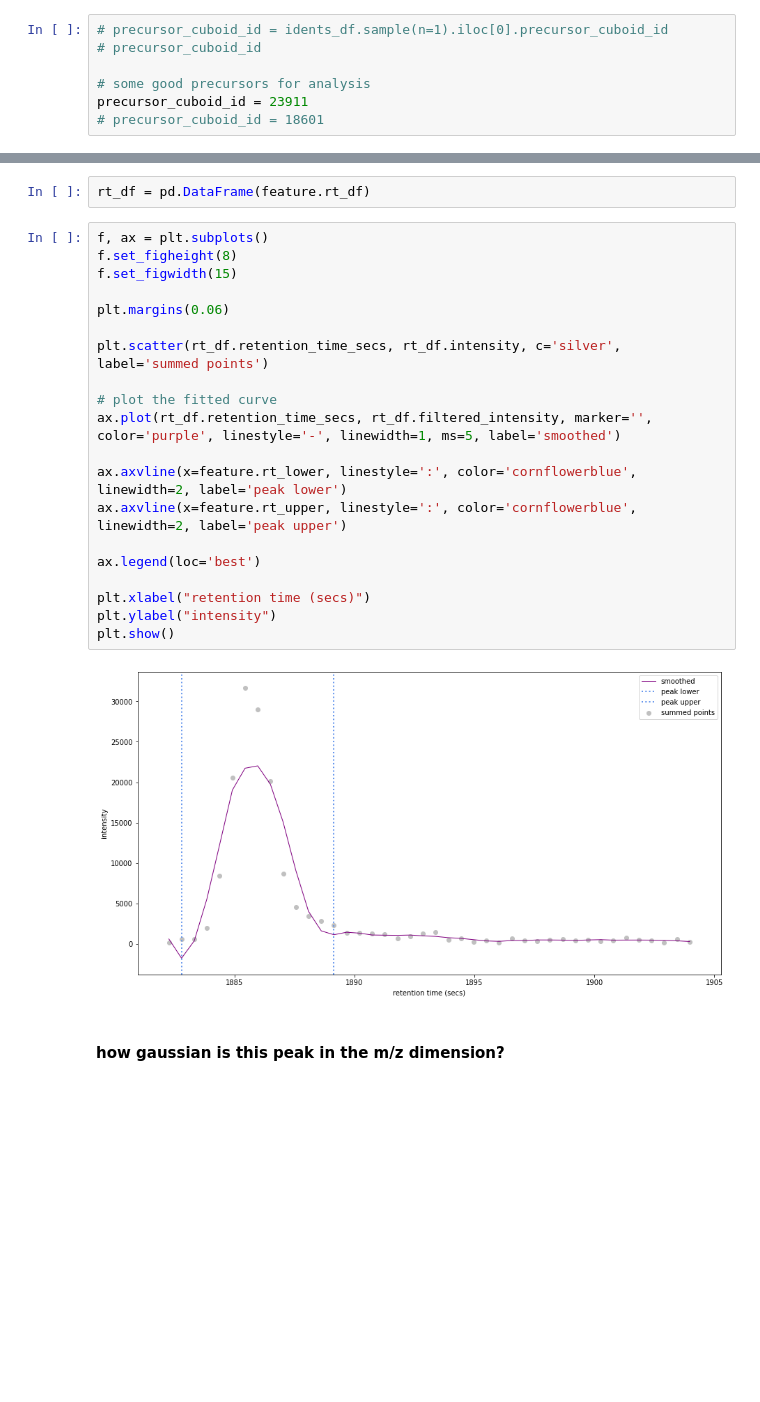
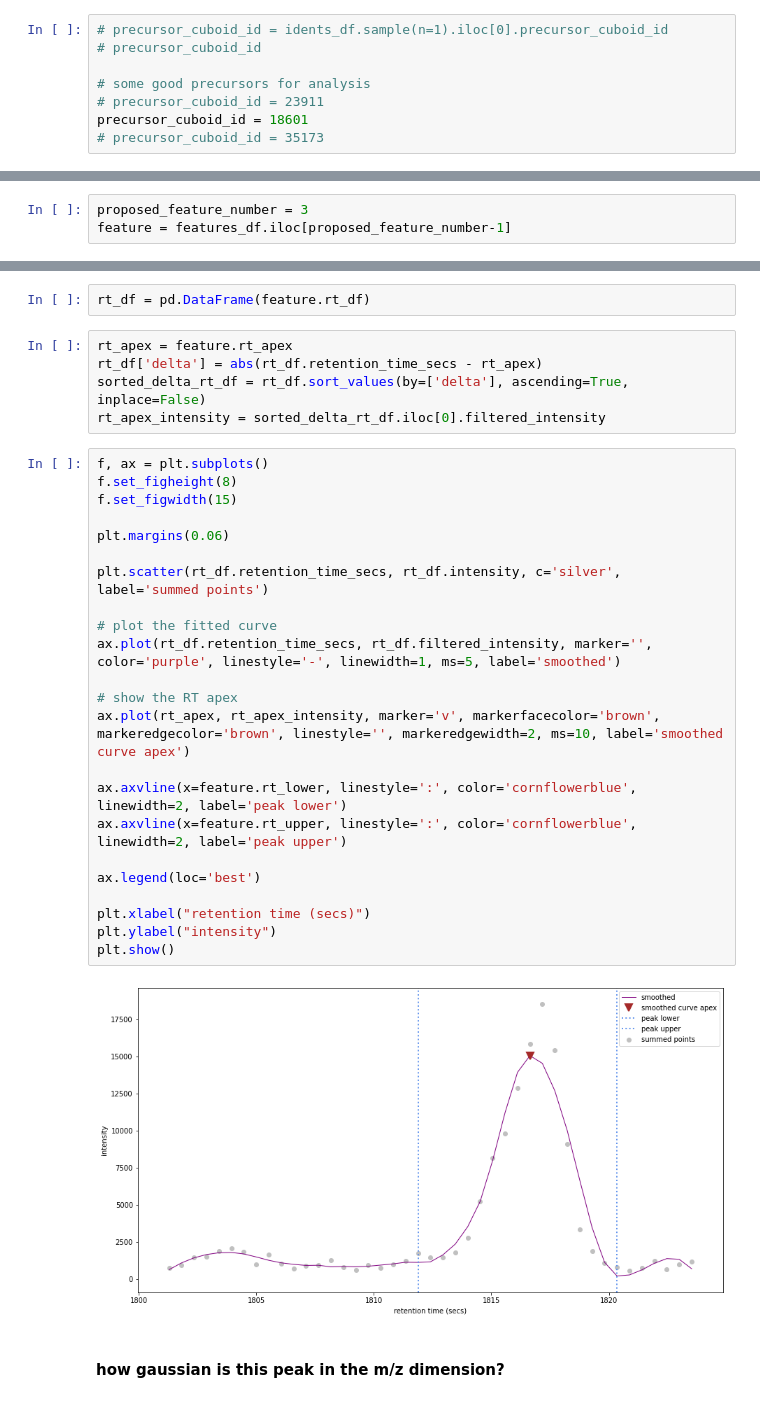
Before and after one commit to WEHI-Proteomics/tfde, a Jupyter notebook: notebooks/paper 2 - visualising before and after ms1 intensity descent.ipynb, the cells around one changed output, grey strips where cells are left out. Drawn from its saved outputs; the diff is of its cells as text; blank space fills up the shorter version.

```diff
--- a/notebooks/paper 2 - visualising before and after ms1 intensity descent.ipynb
+++ b/notebooks/paper 2 - visualising before and after ms1 intensity descent.ipynb
@@ -27,8 +27,9 @@ idents_df = d['features_df']
 # precursor_cuboid_id
 
 # some good precursors for analysis
-precursor_cuboid_id = 23911
-# precursor_cuboid_id = 18601
+# precursor_cuboid_id = 23911
+precursor_cuboid_id = 18601
+# precursor_cuboid_id = 35173
 # %% [markdown]
 #### generate the visualisation file
 
@@ -265,0 +279,3 @@ feature = features_df.iloc[proposed_feature_number-1]
+# %%
+proposed_feature_number = 3
+feature = features_df.iloc[proposed_feature_number-1]
@@ -362,27 +397,35 @@ plt.show()
 # %%
 rt_df = pd.DataFrame(feature.rt_df)
+# %%
+rt_apex = feature.rt_apex
+rt_df['delta'] = abs(rt_df.retention_time_secs - rt_apex)
+sorted_delta_rt_df = rt_df.sort_values(by=['delta'], ascending=True, inplace=False)
+rt_apex_intensity = sorted_delta_rt_df.iloc[0].filtered_intensity
 # %%
 f, ax = plt.subplots()
 f.set_figheight(8)
 f.set_figwidth(15)
 
 plt.margins(0.06)
 
 plt.scatter(rt_df.retention_time_secs, rt_df.intensity, c='silver', label='summed points')
 
 # plot the fitted curve
 ax.plot(rt_df.retention_time_secs, rt_df.filtered_intensity, marker='', color='purple', linestyle='-', linewidth=1, ms=5, label='smoothed')
 
+# show the RT apex
+ax.plot(rt_apex, rt_apex_intensity, marker='v', markerfacecolor='brown', markeredgecolor='brown', linestyle='', markeredgewidth=2, ms=10, label='smoothed curve apex')
+
 ax.axvline(x=feature.rt_lower, linestyle=':', color='cornflowerblue', linewidth=2, label='peak lower')
 ax.axvline(x=feature.rt_upper, linestyle=':', color='cornflowerblue', linewidth=2, label='peak upper')
 
 ax.legend(loc='best')
 
 plt.xlabel("retention time (secs)")
 plt.ylabel("intensity")
 plt.show()
 # %% [output]
-[figure, old version]
+[figure, new version]
 # %% [markdown]
 #### how gaussian is this peak in the m/z dimension?
 # %%
```
Also changed, not shown: parts of 23 cells of this notebook, 3 other files.
